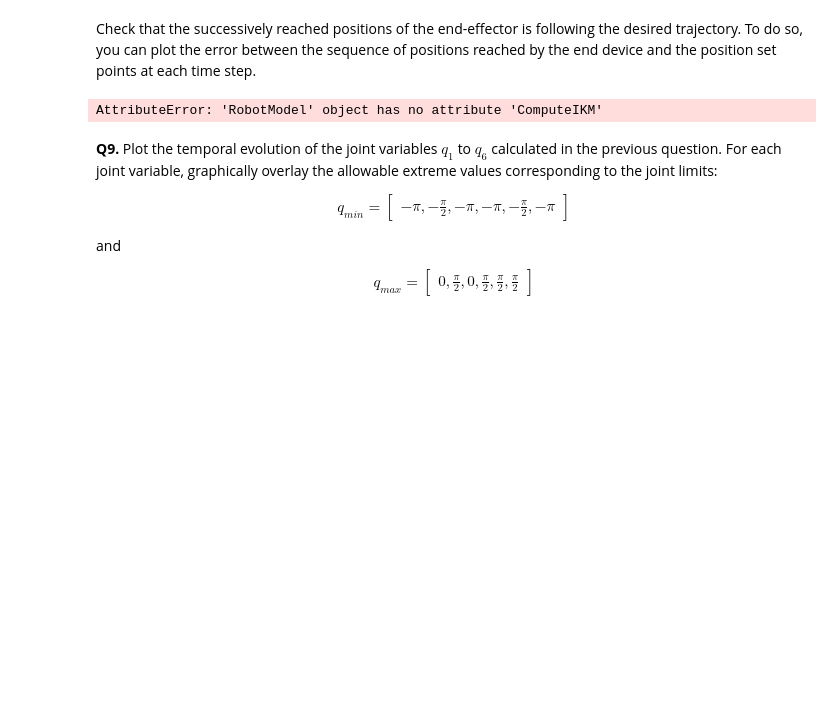
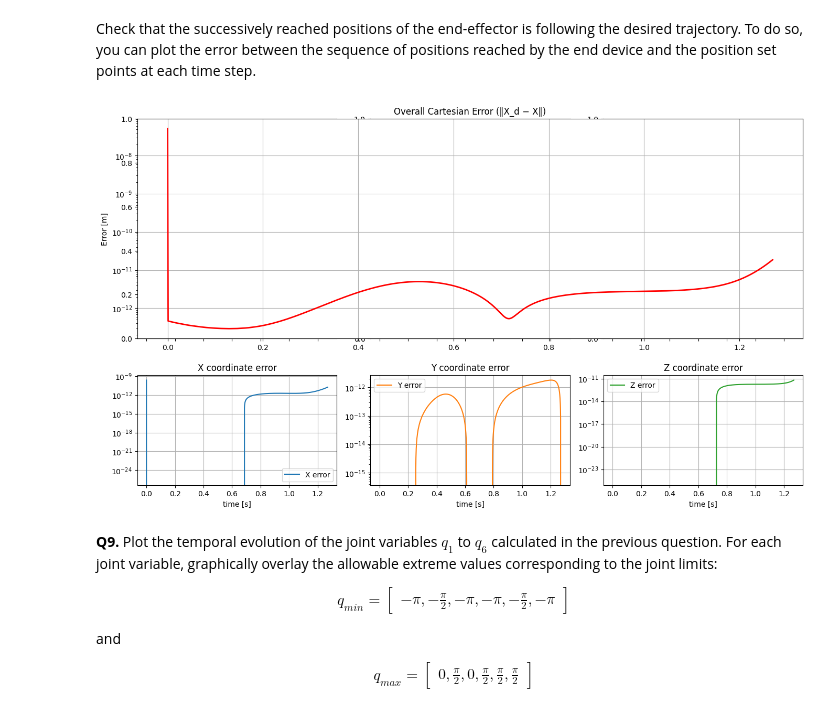
Before and after one commit to HenriGund/TP-CSC_5RO15_TA, a Jupyter notebook: Sujet_NotebookJupyter/Tutorial_1.ipynb, the cells around one changed output. Saved outputs shown, nothing was run; the diff lists cells and outputs as text; code cells hidden in the pictures; blank space fills up the shorter version.

```diff
--- a/Sujet_NotebookJupyter/Tutorial_1.ipynb
+++ b/Sujet_NotebookJupyter/Tutorial_1.ipynb
@@ -563,9 +581,11 @@ display_array(np.abs(X_di - RobotTutorials.g_0E[0:3, 3]), "error_i:")
 # %%
 X_df = np.array([+0.64, -0.10, +1.14]).T
 q_0f = np.array([+0.00, +0.80, +0.00, +1.00, +2.00, +0.00])
+k_max = 100
+eps_x = 1e-3
 
-display_array(np.array(q_f), "q_f:")
-display_array(RobotTutorials.ComputeIGM(q_0f, X_df), "q_f_IGM:")
-display_array(RobotTutorials.g_0E[0:3, 3], "p_f:")
-display_array(X_df, "X_df:")
-display_array(np.abs(X_df - RobotTutorials.g_0E[0:3, 3]), "error_f:")
+printArray(np.array(q_f), "q_f")
+printArray(RobotTutorials.ComputeIGM(X_df,q_0f, k_max, eps_x), "q_f_IGM")
+printArray(RobotTutorials.g_0E[0:3, 3], "p_f")
+printArray(X_df, "X_df")
+printArray(np.abs(X_df - RobotTutorials.g_0E[0:3, 3]), "error_f")
@@ -677,13 +704,21 @@ def plot_coordinates(
 # %%
-RobotTutorials.ComputeIKM(q_0i, X_di, X_df, speed=1, period=0.001)
+RobotTutorials.ComputeIKM(
+    X_d_i=X_di,
+    X_d_f=X_df,
+    V=1,
+    Te=0.001,
+    q_i=q_0i,
+    k_max=k_max,
+    eps_x=eps_x
+)
 
-plot_coordinates(
+plot_coord(
     RobotTutorials.discreteTime,
     RobotTutorials.list_q_d_k,
     np.array(RobotTutorials.list_X_d_k)
 )
 # %% [output]
-AttributeError: 'RobotModel' object has no attribute 'ComputeIKM'
+[figure, added]
 # %% [markdown]
 __Q9.__ Plot the temporal evolution of the joint variables $q_1$ to $q_6$ calculated in the previous question. For each joint variable, graphically overlay the allowable extreme values corresponding to the joint limits:
 \begin{align*}
```
Also changed, not shown: parts of 22 cells of this notebook.
